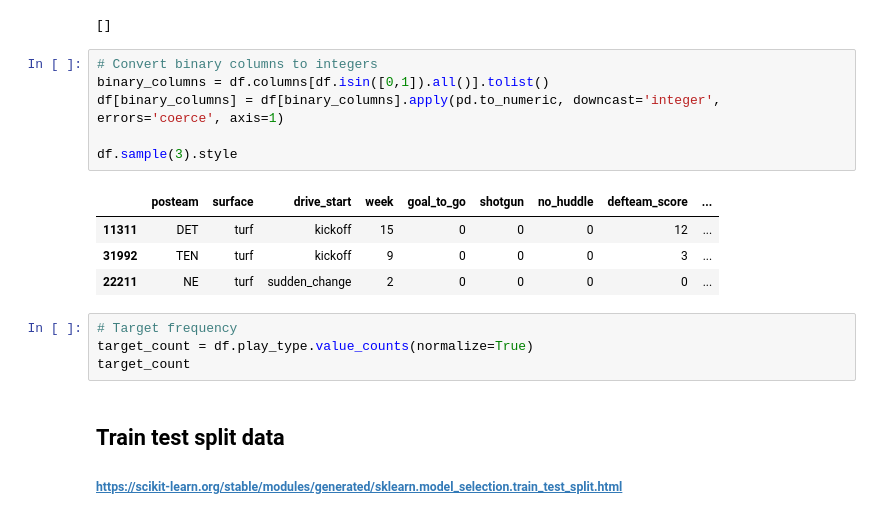
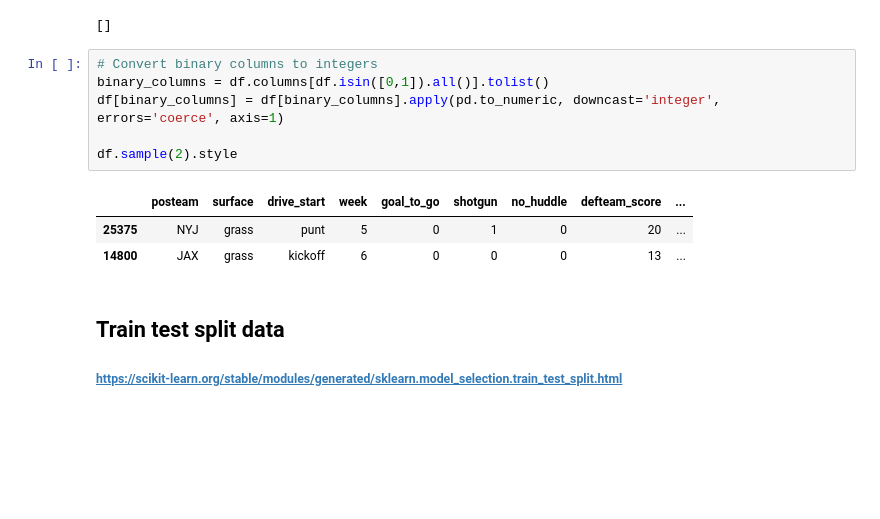
Before and after one commit to tsteussie/nfl-machine-learning-models, a Jupyter notebook: play_predictions/nfl-play-multi-classifier-pipeline.ipynb, the cells around one changed output. Drawn from its saved outputs; the diff is of its cells as text; blank space fills up the shorter version.

```diff
--- a/play_predictions/nfl-play-multi-classifier-pipeline.ipynb
+++ b/play_predictions/nfl-play-multi-classifier-pipeline.ipynb
@@ -43,18 +42,13 @@ print(df.columns[df.isnull().any()].tolist())
 # %%
 # Convert binary columns to integers
 binary_columns = df.columns[df.isin([0,1]).all()].tolist()
 df[binary_columns] = df[binary_columns].apply(pd.to_numeric, downcast='integer', errors='coerce', axis=1)
 
-df.sample(3).style
+df.sample(2).style
 # %% [output]
 |  | posteam | surface | drive_start | week | goal_to_go | shotgun | no_huddle | defteam_score | ... |
-| 11311 | DET | turf | kickoff | 15 | 0 | 0 | 0 | 12 | ... |
-| 31992 | TEN | turf | kickoff | 9 | 0 | 0 | 0 | 3 | ... |
-| 22211 | NE | turf | sudden_change | 2 | 0 | 0 | 0 | 0 | ... |
+| 25375 | NYJ | grass | punt | 5 | 0 | 1 | 0 | 20 | ... |
+| 14800 | JAX | grass | kickoff | 6 | 0 | 0 | 0 | 13 | ... |
-# %%
-# Target frequency
-target_count = df.play_type.value_counts(normalize=True)
-target_count
 # %% [markdown]
 ## Train test split data
 ##### https://scikit-learn.org/stable/modules/generated/sklearn.model_selection.train_test_split.html
```
Also changed, not shown: parts of 24 cells of this notebook.
